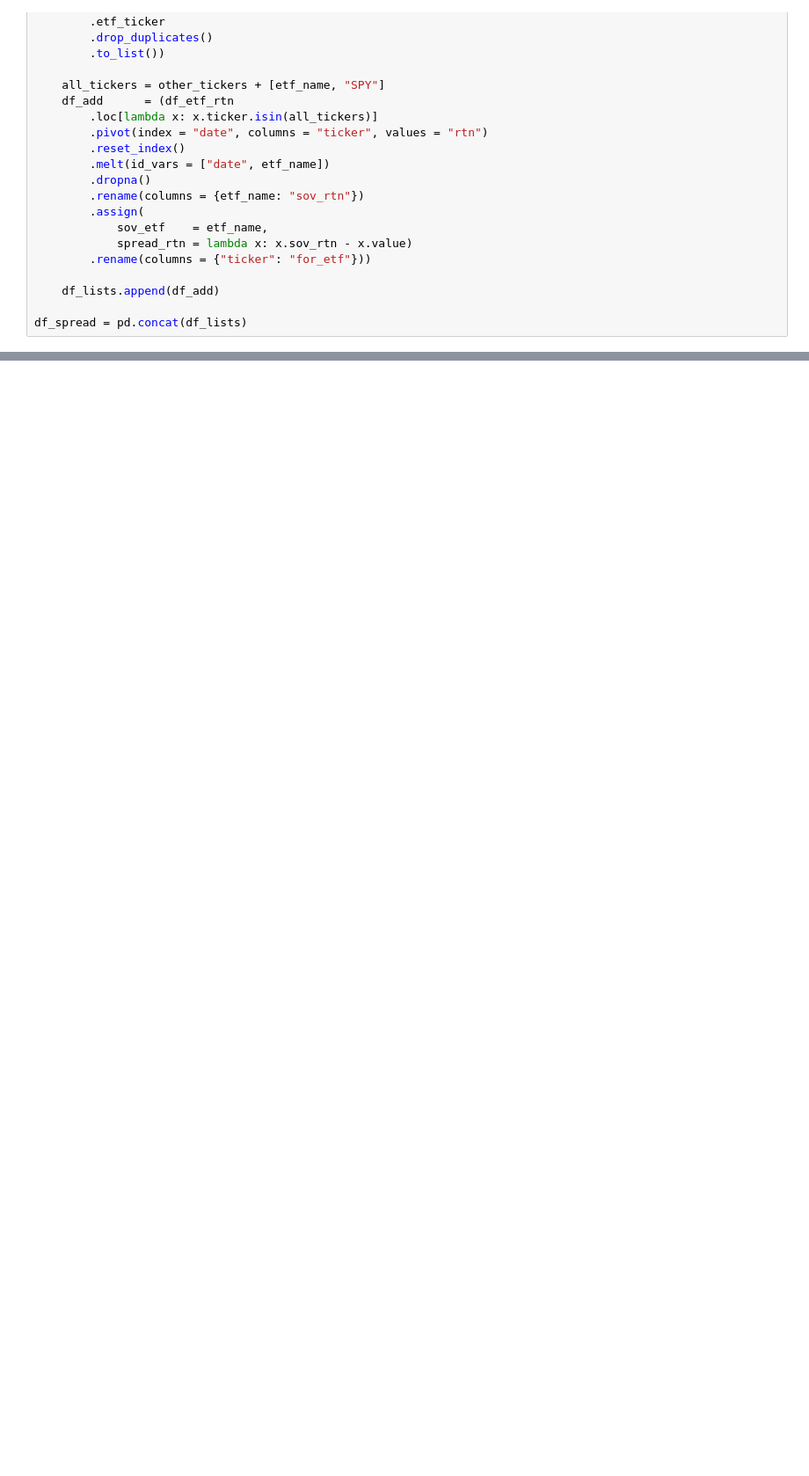
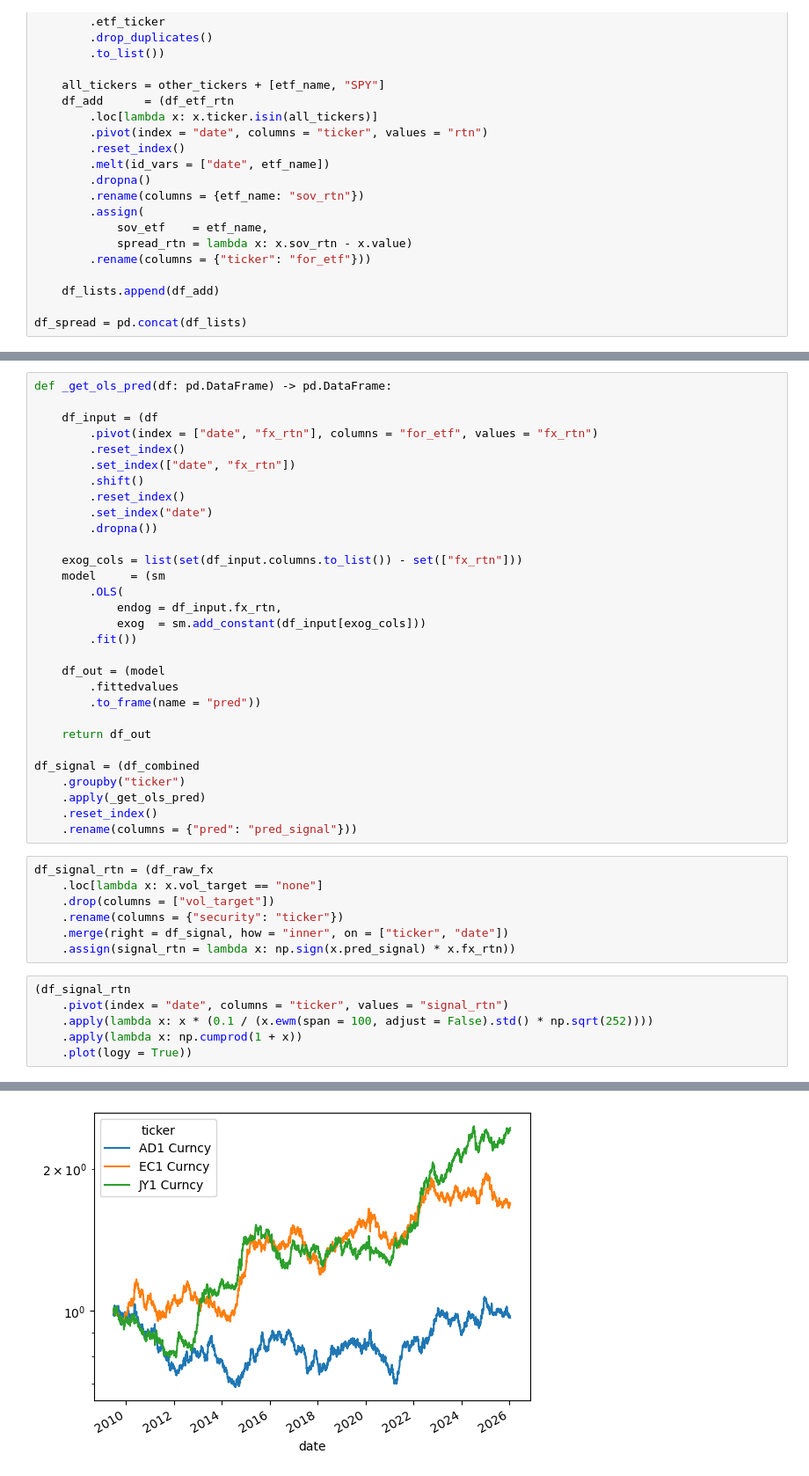
Before and after one commit to diegodalvarez/FXEquitySpillover, a Jupyter notebook: MiscallaneousResearch/GlobalEquityDifferences.ipynb, the cells around one changed output, grey strips where cells are left out. Shown at 88% size. Saved outputs shown, nothing was run; the diff lists cells and outputs as text; blank space fills up the shorter version.

```diff
--- a/MiscallaneousResearch/GlobalEquityDifferences.ipynb
+++ b/MiscallaneousResearch/GlobalEquityDifferences.ipynb
@@ -106,0 +120,44 @@ fig.suptitle("Correlation of Returns Differential Controlling for S")
+# %%
+def _get_ols_pred(df: pd.DataFrame) -> pd.DataFrame:
+
+    df_input = (df
+        .pivot(index = ["date", "fx_rtn"], columns = "for_etf", values = "fx_rtn")
+        .reset_index()
+        .set_index(["date", "fx_rtn"])
+        .shift()
+        .reset_index()
+        .set_index("date")
+        .dropna())
+
+    exog_cols = list(set(df_input.columns.to_list()) - set(["fx_rtn"]))
+    model     = (sm
+        .OLS(
+            endog = df_input.fx_rtn,
+            exog  = sm.add_constant(df_input[exog_cols]))
+        .fit())
+
+    df_out = (model
+        .fittedvalues
+        .to_frame(name = "pred"))
+
+    return df_out
+
+df_signal = (df_combined
+    .groupby("ticker")
+    .apply(_get_ols_pred)
+    .reset_index()
+    .rename(columns = {"pred": "pred_signal"}))
+# %%
+df_signal_rtn = (df_raw_fx
+    .loc[lambda x: x.vol_target == "none"]
+    .drop(columns = ["vol_target"])
+    .rename(columns = {"security": "ticker"})
+    .merge(right = df_signal, how = "inner", on = ["ticker", "date"])
+    .assign(signal_rtn = lambda x: np.sign(x.pred_signal) * x.fx_rtn))
+# %%
+(df_signal_rtn
+    .pivot(index = "date", columns = "ticker", values = "signal_rtn")
+    .apply(lambda x: x * (0.1 / (x.ewm(span = 100, adjust = False).std() * np.sqrt(252))))
+    .apply(lambda x: np.cumprod(1 + x))
+    .plot(logy = True))
+# %% [output]
@@ -106,0 +165 @@ fig.suptitle("Correlation of Returns Differential Controlling for S")
+[figure, added]
```
Also changed, not shown: parts of 6 cells of this notebook, 3 other files.
